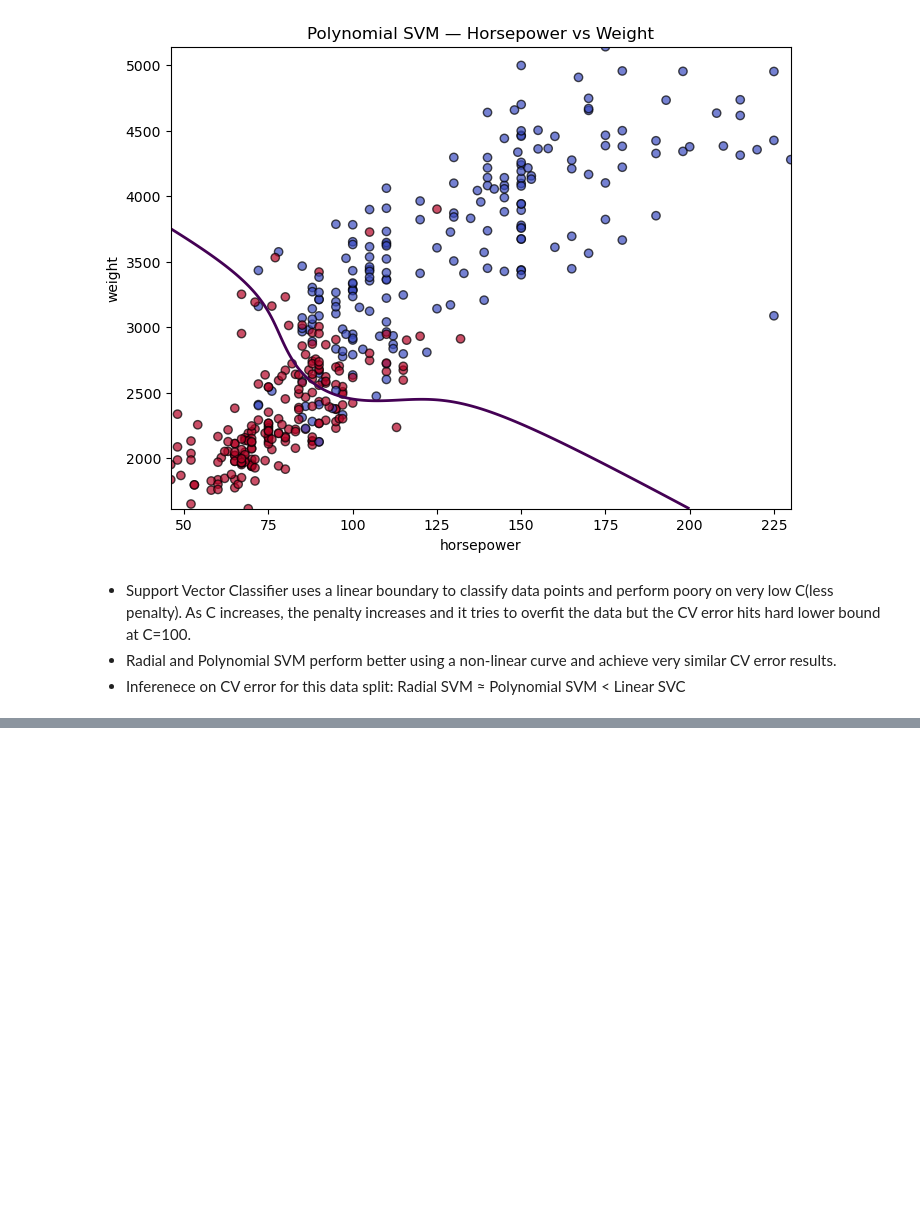
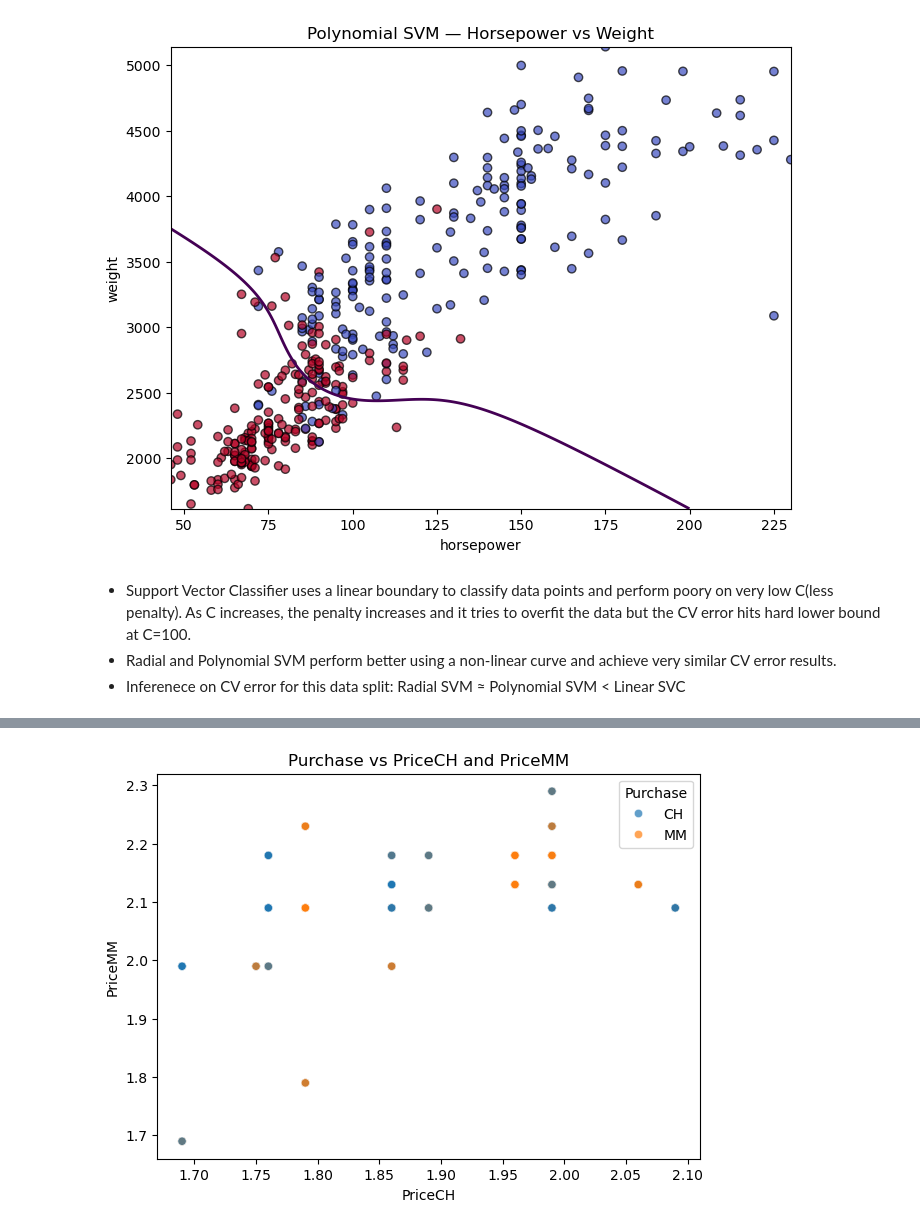
Before and after one commit to sumukha-r/isl-python-solutions, a Jupyter notebook: Chapter09-Support-Vector-Machines/Chapter09-Support-Vector-Machines.ipynb, the cells around one changed output, grey strips where cells are left out. Saved outputs shown, nothing was run; the diff lists cells and outputs as text; code cells hidden in the pictures; blank space fills up the shorter version.

```diff
--- a/Chapter09-Support-Vector-Machines/Chapter09-Support-Vector-Machines.ipynb
+++ b/Chapter09-Support-Vector-Machines/Chapter09-Support-Vector-Machines.ipynb
@@ -512,0 +636,7 @@ plot_svm_boundary(poly_2d, X2, y2, "Polynomial SVM — Horsepower vs Weight")
+# %%
+plt.figure(figsize=(7,5))
+sns.scatterplot(data=OJ, x="PriceCH", y="PriceMM", hue="Purchase", alpha=0.7)
+plt.title("Purchase vs PriceCH and PriceMM")
+plt.show()
+# %% [output]
+[figure, added]
```
Also changed, not shown: parts of 10 cells of this notebook, 1 other file.
